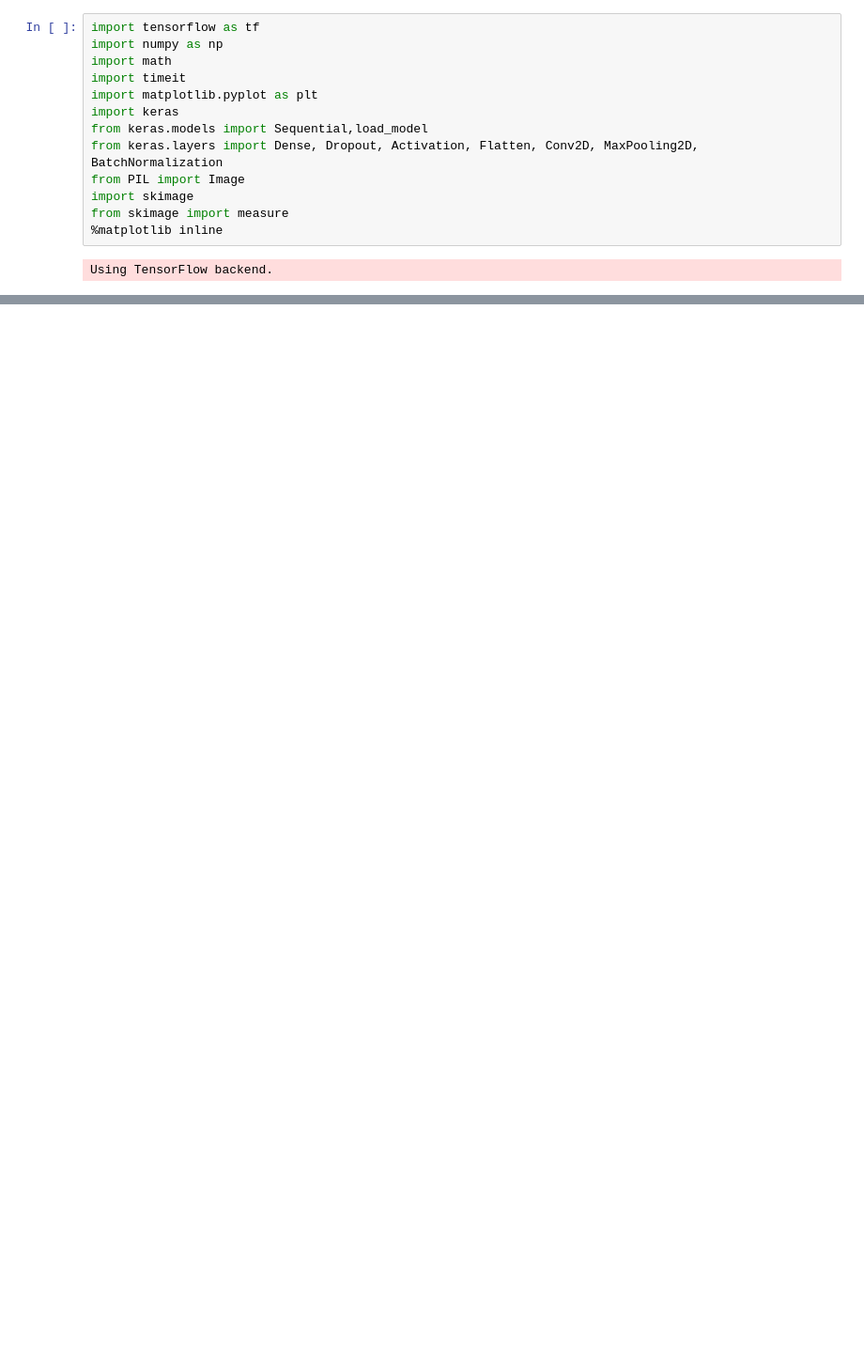
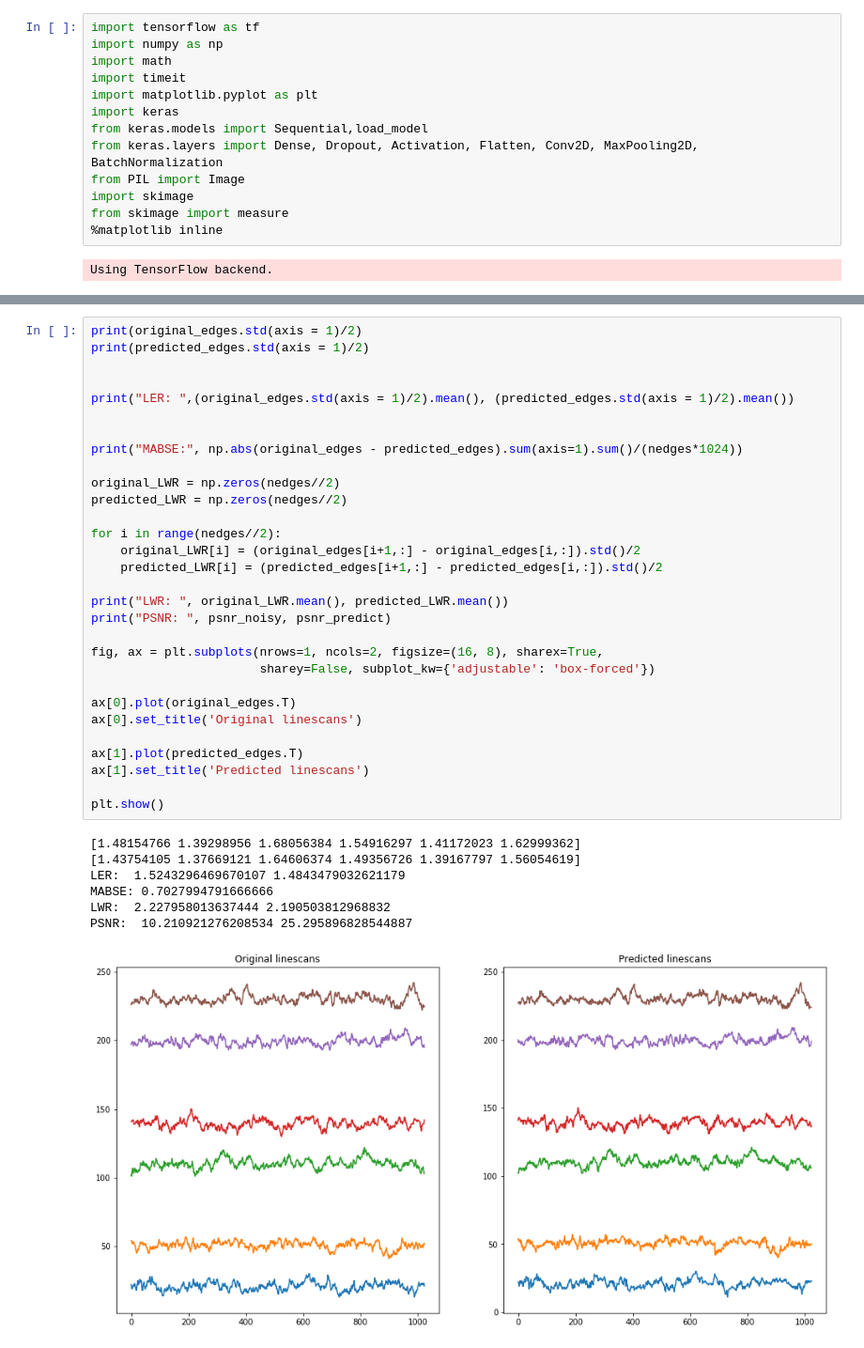
Before and after one commit to narendrachaudhary51/LER_machine_learning, a Jupyter notebook: neural_nets/LINEnet_image3_prediction.ipynb, the cells around one changed output, grey strips where cells are left out. Shown at 94% size. Drawn from its saved outputs; the diff is of its cells as text; blank space fills up the shorter version.

```diff
--- a/neural_nets/LINEnet_image3_prediction.ipynb
+++ b/neural_nets/LINEnet_image3_prediction.ipynb
@@ -106,0 +169,38 @@ Text(0.5,1,'Predicted Denoised Image \n PSNR = 24.876356926127876')
+# %%
+print(original_edges.std(axis = 1)/2)
+print(predicted_edges.std(axis = 1)/2)
+
+
+print("LER: ",(original_edges.std(axis = 1)/2).mean(), (predicted_edges.std(axis = 1)/2).mean())
+
+
+print("MABSE:", np.abs(original_edges - predicted_edges).sum(axis=1).sum()/(nedges*1024))
+
+original_LWR = np.zeros(nedges//2)
+predicted_LWR = np.zeros(nedges//2)
+
+for i in range(nedges//2):
+    original_LWR[i] = (original_edges[i+1,:] - original_edges[i,:]).std()/2
+    predicted_LWR[i] = (predicted_edges[i+1,:] - predicted_edges[i,:]).std()/2
+
+print("LWR: ", original_LWR.mean(), predicted_LWR.mean())
+print("PSNR: ", psnr_noisy, psnr_predict)
+
+fig, ax = plt.subplots(nrows=1, ncols=2, figsize=(16, 8), sharex=True,
+                       sharey=False, subplot_kw={'adjustable': 'box-forced'})
+
+ax[0].plot(original_edges.T)
+ax[0].set_title('Original linescans')
+
+ax[1].plot(predicted_edges.T)
+ax[1].set_title('Predicted linescans')
+
+plt.show()
+# %% [output]
+[1.48154766 1.39298956 1.68056384 1.54916297 1.41172023 1.62999362]
+[1.43754105 1.37669121 1.64606374 1.49356726 1.39167797 1.56054619]
+LER:  1.5243296469670107 1.4843479032621179
+MABSE: 0.7027994791666666
+LWR:  2.227958013637444 2.190503812968832
+PSNR:  10.210921276208534 25.295896828544887
+[figure, added]
```
Also changed, not shown: parts of 6 cells of this notebook.
